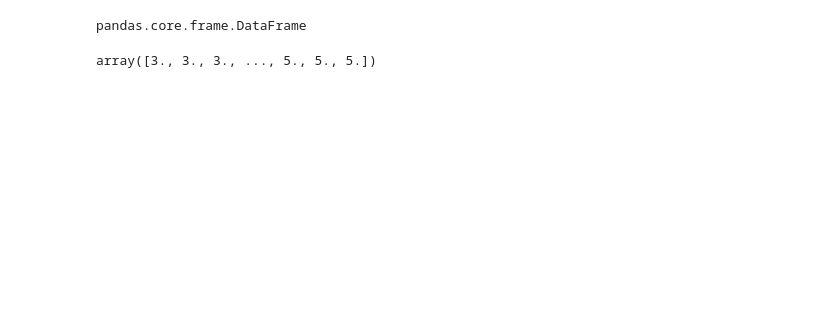
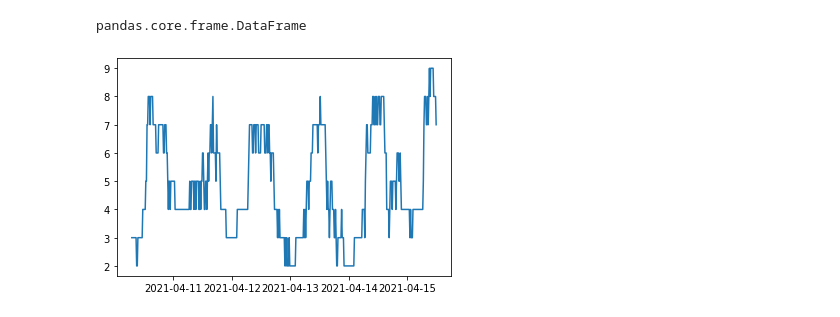
Before and after one commit to Niekvandam/OpenRemote-Series, a Jupyter notebook: duovariate_lstm_15_min.ipynb, the cells around one changed output. Cells and saved outputs as stored; diff of their text form; code cells hidden in the pictures; blank space fills up the shorter version.

```diff
--- a/duovariate_lstm_15_min.ipynb
+++ b/duovariate_lstm_15_min.ipynb
@@ -16,9 +16,15 @@ df = df.resample(rule='15T', closed='left', label='left').mean().apply(np.ceil)
 type(df)
 # %% [output]
 pandas.core.frame.DataFrame
+# %%
+plt.plot(df["value"][500:1000])
+plt.show()
+# %% [output]
+[figure, added]
 # %%
 
 df["timestamp"] = df.index
+df["value"] = df["value"].replace(np.nan, 0)
 
 parking_data = df["value"].values
 parking_data = parking_data.reshape((-1,1))
@@ -31,10 +37,6 @@ parking_test = parking_data[split:]
 
 date_train = df["timestamp"][:split]
 date_test = df["timestamp"][split:]
-
-df["value"].values
-# %% [output]
-array([3., 3., 3., ..., 5., 5., 5.])
 # %%
 train_generator = TimeseriesGenerator(parking_train, parking_train, length=look_back, batch_size=5)
 test_generator = TimeseriesGenerator(parking_test, parking_test, length=look_back, batch_size=1)
```
Also changed, not shown: parts of 4 cells of this notebook, 2 other files.
